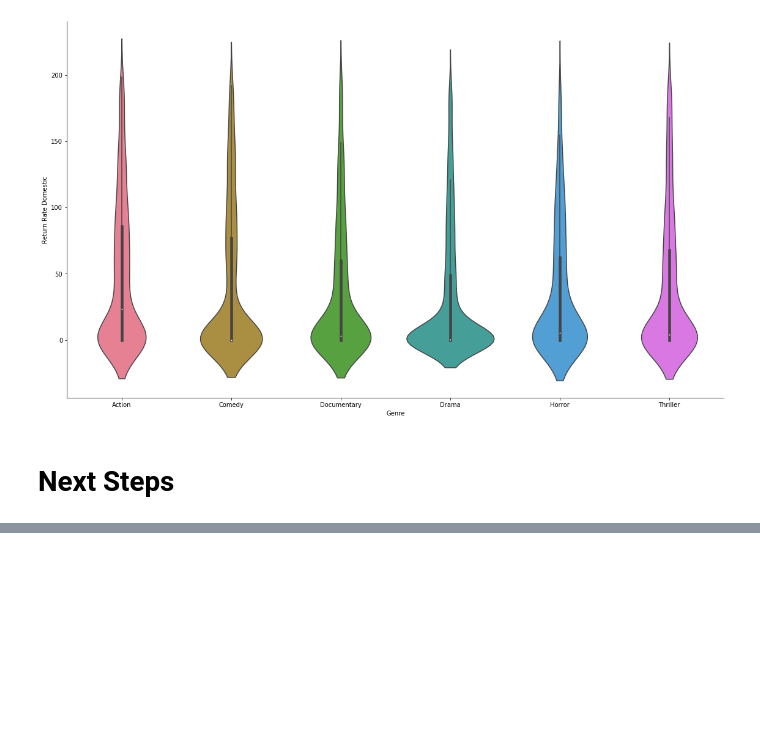
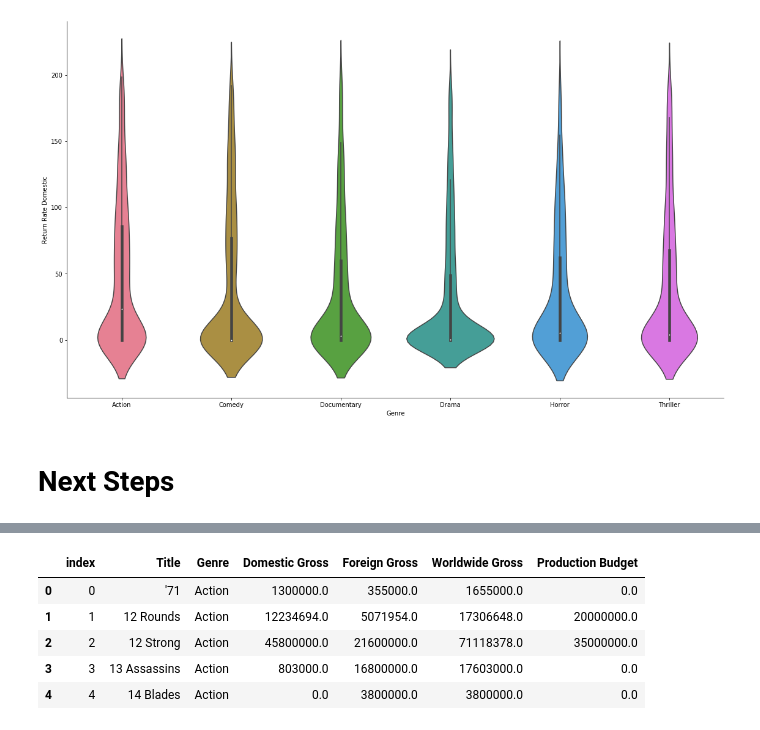
Before and after one commit to kailakay/dsc-mod-1-project-v2-1-onl01-dtsc-ft-041320, a Jupyter notebook: Plotting Genre Finance Info.ipynb, the cells around one changed output, grey strips where cells are left out. Saved outputs shown, nothing was run; the diff lists cells and outputs as text; code cells hidden in the pictures; blank space fills up the shorter version.

```diff
--- a/Plotting Genre Finance Info.ipynb
+++ b/Plotting Genre Finance Info.ipynb
@@ -687,0 +694,9 @@ Popularity of my 6 genres
+# %%
+GenreGross.head()
+# %% [output]
+|  | index | Title | Genre | Domestic Gross | Foreign Gross | Worldwide Gross | Production Budget |
+| 0 | 0 | '71 | Action | 1300000.0 | 355000.0 | 1655000.0 | 0.0 |
+| 1 | 1 | 12 Rounds | Action | 12234694.0 | 5071954.0 | 17306648.0 | 20000000.0 |
+| 2 | 2 | 12 Strong | Action | 45800000.0 | 21600000.0 | 71118378.0 | 35000000.0 |
+| 3 | 3 | 13 Assassins | Action | 803000.0 | 16800000.0 | 17603000.0 | 0.0 |
+| 4 | 4 | 14 Blades | Action | 0.0 | 3800000.0 | 3800000.0 | 0.0 |
```
Also changed, not shown: parts of 4 cells of this notebook.
